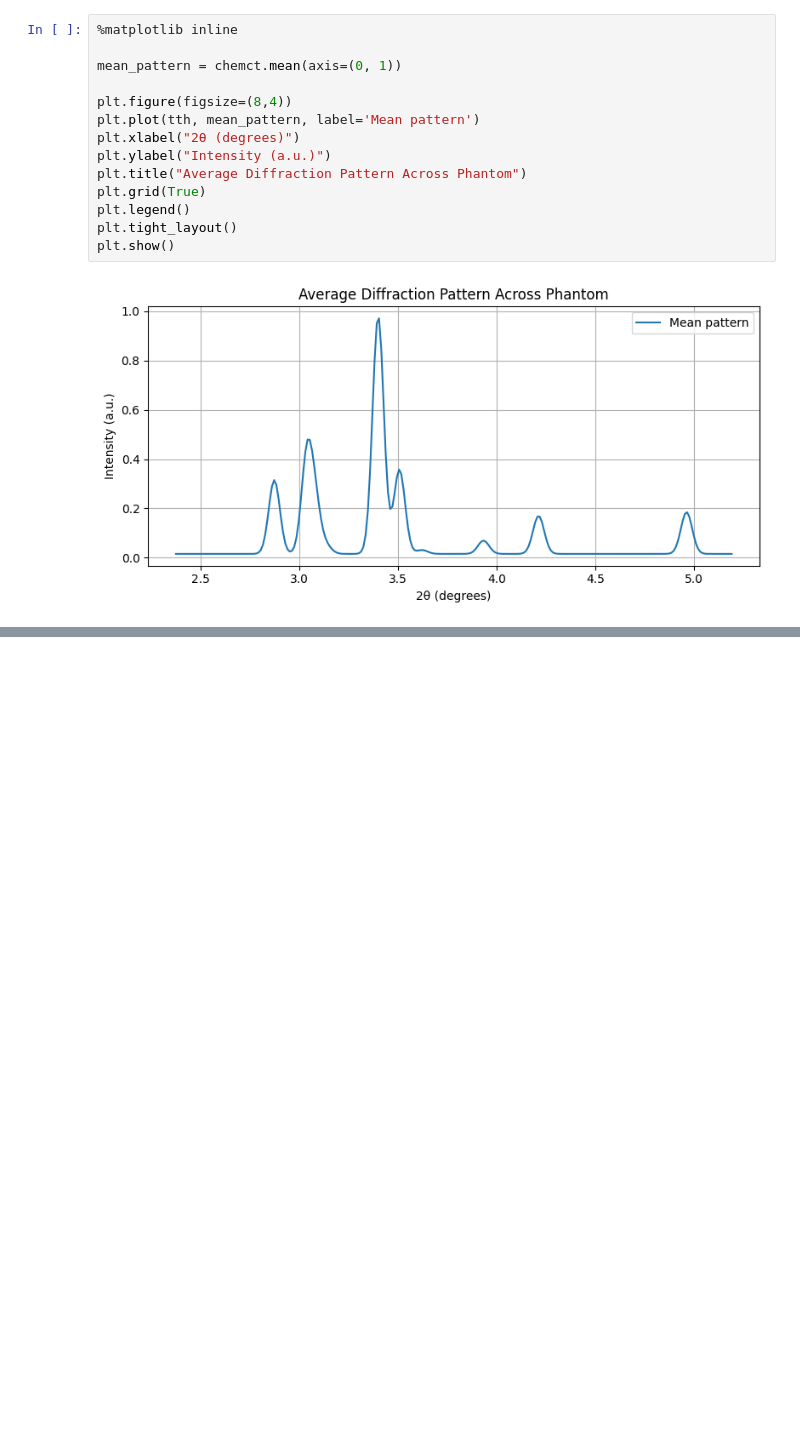
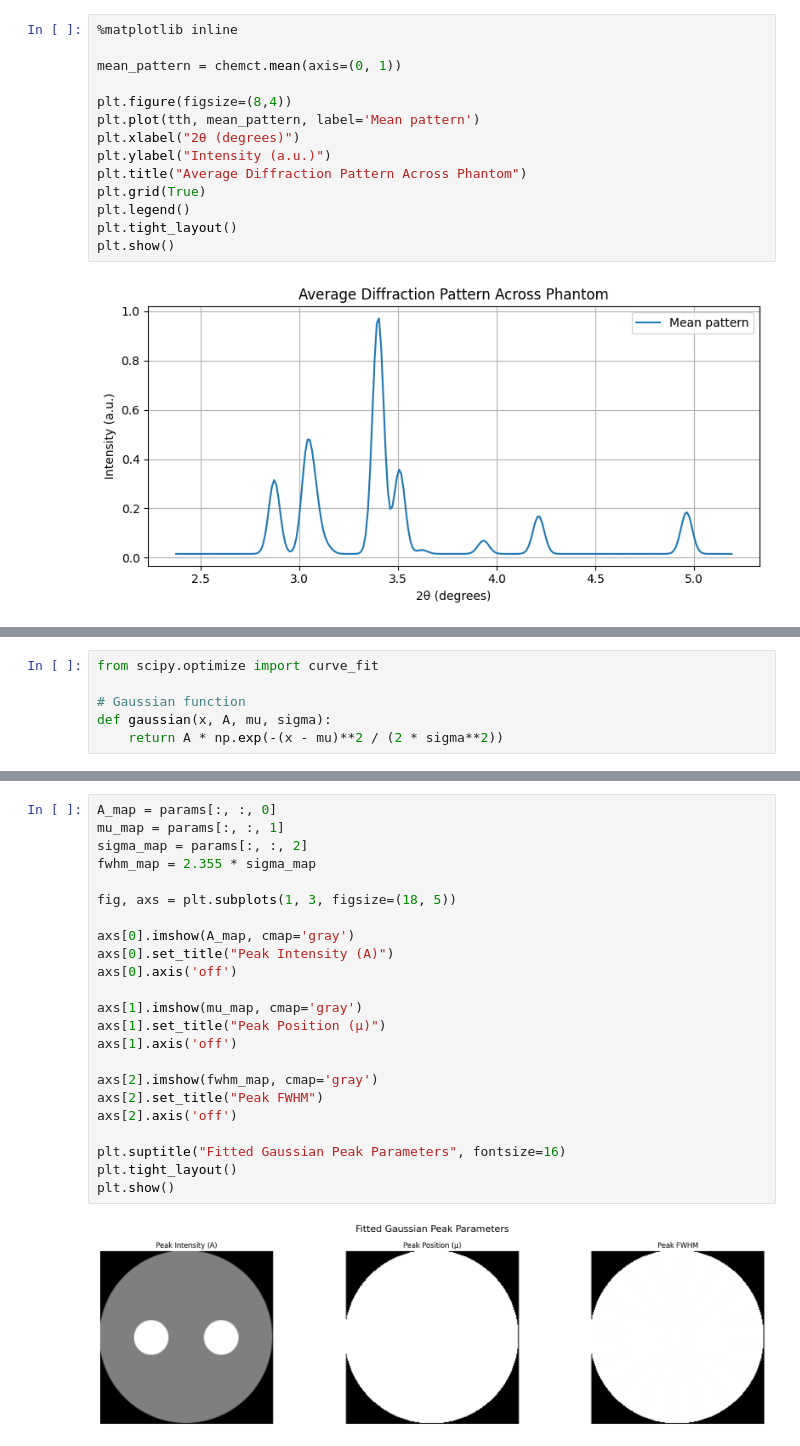
Before and after one commit to antonyvam/nDTomo, a Jupyter notebook: docs/source/notebooks/tutorial_peak_fitting.ipynb, the cells around one changed output, grey strips where cells are left out. Cells and saved outputs as stored; diff of their text form; blank space fills up the shorter version.

```diff
--- a/docs/source/notebooks/tutorial_peak_fitting.ipynb
+++ b/docs/source/notebooks/tutorial_peak_fitting.ipynb
@@ -133,0 +234,6 @@ plt.show()
+# %%
+from scipy.optimize import curve_fit
+
+# Gaussian function
+def gaussian(x, A, mu, sigma):
+    return A * np.exp(-(x - mu)**2 / (2 * sigma**2))
@@ -133,0 +274,25 @@ plt.show()
+# %%
+A_map = params[:, :, 0]
+mu_map = params[:, :, 1]
+sigma_map = params[:, :, 2]
+fwhm_map = 2.355 * sigma_map
+
+fig, axs = plt.subplots(1, 3, figsize=(18, 5))
+
+axs[0].imshow(A_map, cmap='gray')
+axs[0].set_title("Peak Intensity (A)")
+axs[0].axis('off')
+
+axs[1].imshow(mu_map, cmap='gray')
+axs[1].set_title("Peak Position (μ)")
+axs[1].axis('off')
+
+axs[2].imshow(fwhm_map, cmap='gray')
+axs[2].set_title("Peak FWHM")
+axs[2].axis('off')
+
+plt.suptitle("Fitted Gaussian Peak Parameters", fontsize=16)
+plt.tight_layout()
+plt.show()
+# %% [output]
+[figure, added]
```
Also changed, not shown: parts of 14 cells of this notebook, 1 other file.
